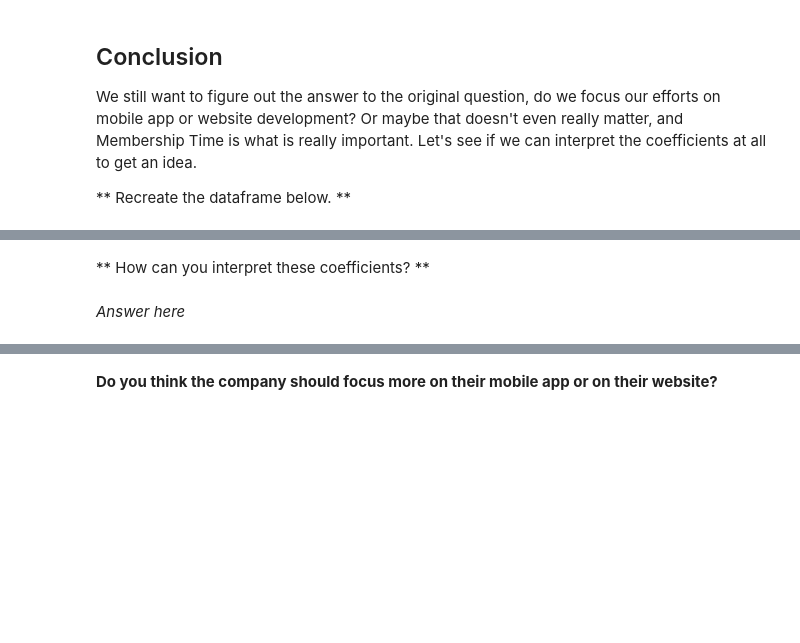
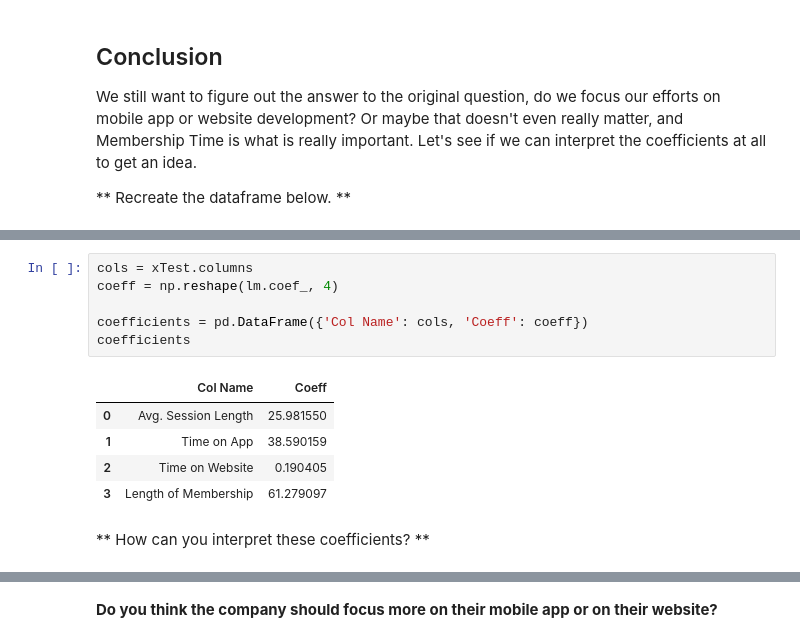
Before and after one commit to makhijakabir/assignments-ml, a Jupyter notebook: Assignment_01_Linear_Regression_Project.ipynb, the cells around one changed output, grey strips where cells are left out. Saved outputs shown, nothing was run; the diff lists cells and outputs as text; blank space fills up the shorter version.

```diff
--- a/Assignment_01_Linear_Regression_Project.ipynb
+++ b/Assignment_01_Linear_Regression_Project.ipynb
@@ -389,4 +390,14 @@ We still want to figure out the answer to the original question, do we focus our
+# %%
+cols = xTest.columns
+coeff = np.reshape(lm.coef_, 4)
+
+coefficients = pd.DataFrame({'Col Name': cols, 'Coeff': coeff})
+coefficients
+# %% [output]
+|  | Col Name | Coeff |
+| 0 | Avg. Session Length | 25.981550 |
+| 1 | Time on App | 38.590159 |
+| 2 | Time on Website | 0.190405 |
+| 3 | Length of Membership | 61.279097 |
 # %% [markdown]
 ** How can you interpret these coefficients? **
-# %% [markdown]
-*Answer here*
```
Also changed, not shown: parts of 16 cells of this notebook.
